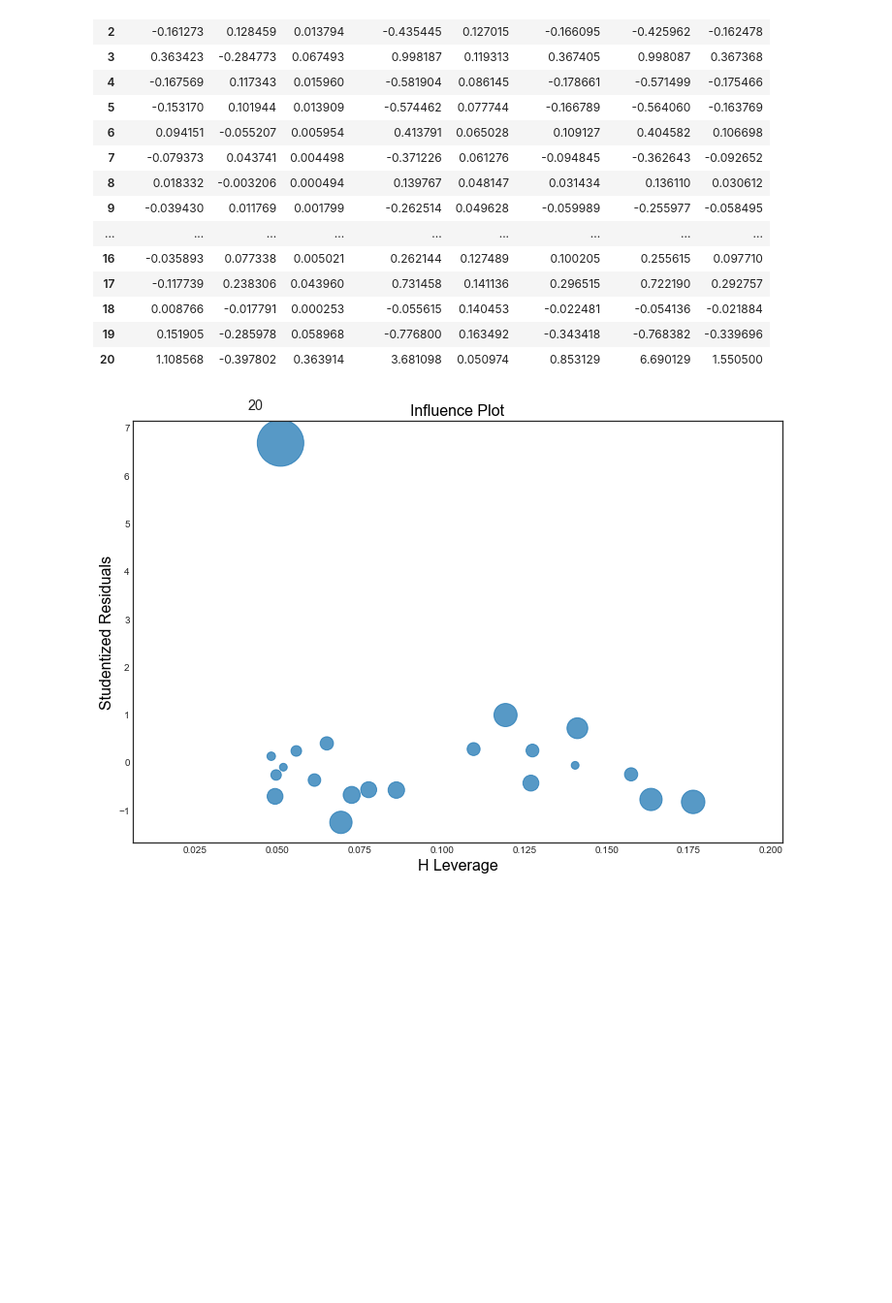
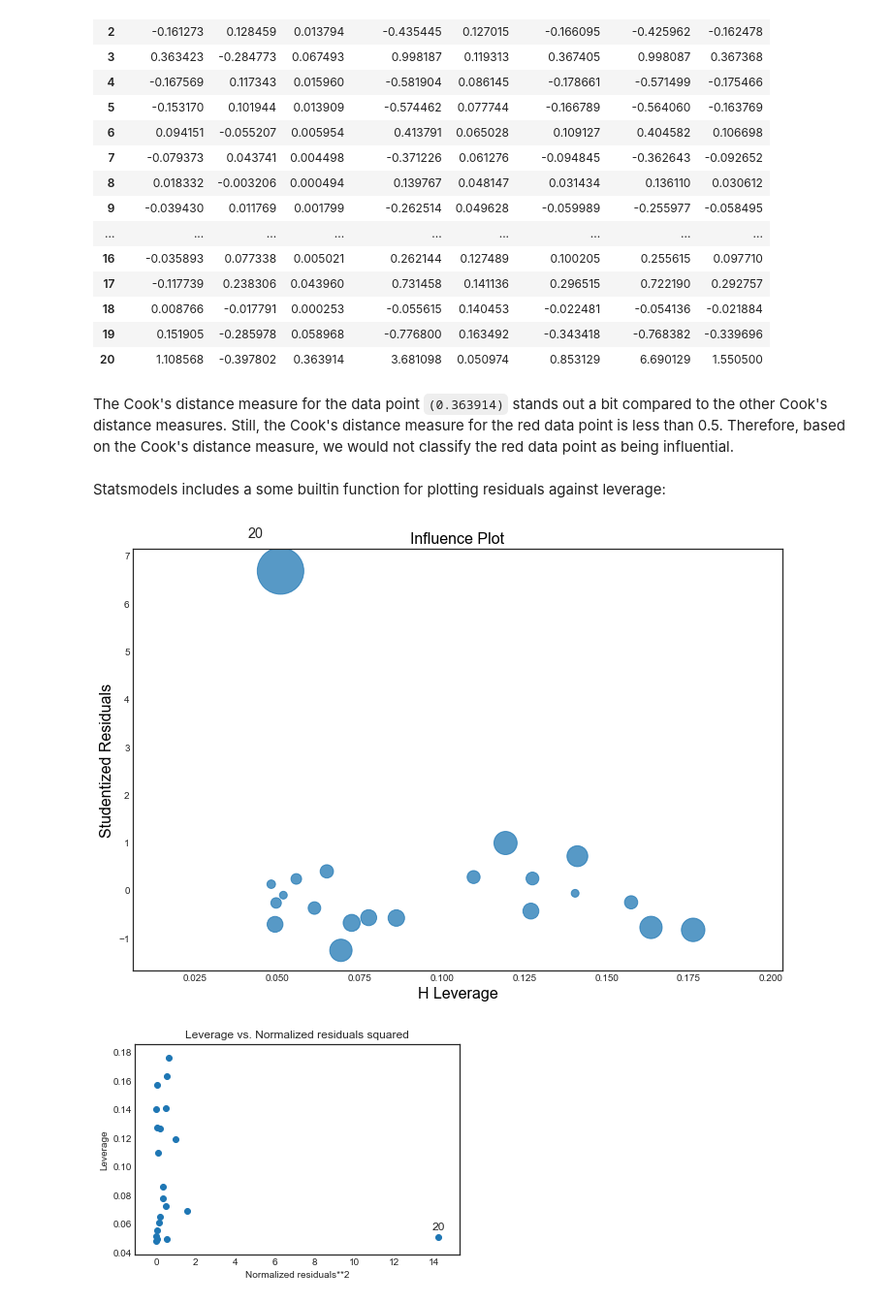
Before and after one commit to naivelogic/Machine_Learning_Notebooks, a Jupyter notebook: Data_Science/Stats Foundation/Regression Methods/[lab] Penn Stat 501 - Multiple Linear Regression.ipynb, the cells around one changed output. Shown at 97% size. Drawn from its saved outputs; the diff is of its cells as text; code cells hidden in the pictures; blank space fills up the shorter version.

```diff
--- a/Data_Science/Stats Foundation/Regression Methods/[lab] Penn Stat 501 - Multiple Linear Regression.ipynb
+++ b/Data_Science/Stats Foundation/Regression Methods/[lab] Penn Stat 501 - Multiple Linear Regression.ipynb
@@ -1422,8 +1419,14 @@ inf_model.get_influence().summary_frame()
 | 18 | 0.008766 | -0.017791 | 0.000253 | -0.055615 | 0.140453 | -0.022481 | -0.054136 | -0.021884 |
 | 19 | 0.151905 | -0.285978 | 0.058968 | -0.776800 | 0.163492 | -0.343418 | -0.768382 | -0.339696 |
 | 20 | 1.108568 | -0.397802 | 0.363914 | 3.681098 | 0.050974 | 0.853129 | 6.690129 | 1.550500 |
+# %% [markdown]
+The Cook's distance measure for the data point `(0.363914)` stands out a bit compared to the other Cook's distance measures. Still, the Cook's distance measure for the red data point is less than 0.5. Therefore, based on the Cook's distance measure, we would not classify the red data point as being influential.
+# %% [markdown]
+Statsmodels includes a some builtin function for plotting residuals against leverage:
 # %%
 fig, ax = plt.subplots(figsize=(12,8))
-fig = sm.graphics.influence_plot(inf_model, ax=ax, criterion="DFFITS")
+fig = sm.graphics.influence_plot(inf_model, ax=ax, criterion="DFFITS");
+sm.graphics.plot_leverage_resid2(inf_model);
 # %% [output]
 [figure]
+[figure, added]
```
Also changed, not shown: parts of 9 cells of this notebook.
